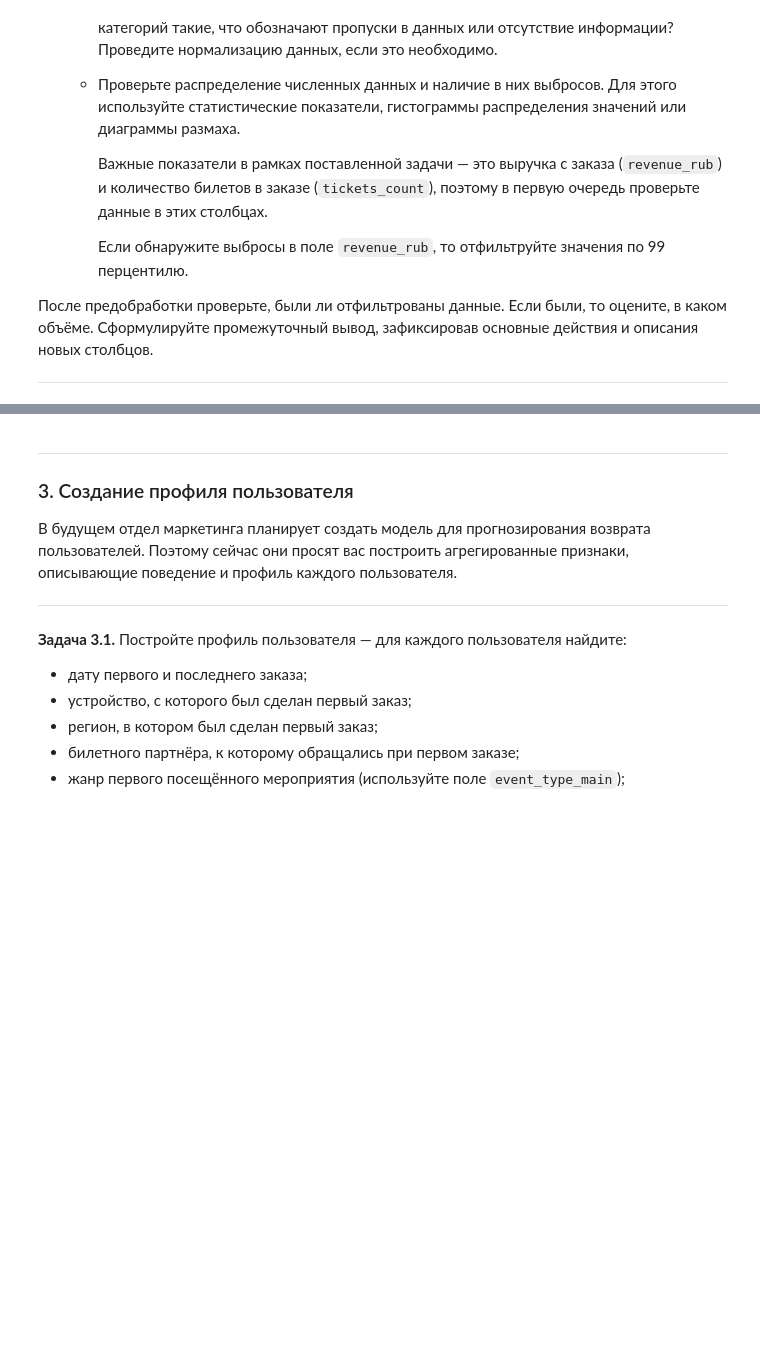
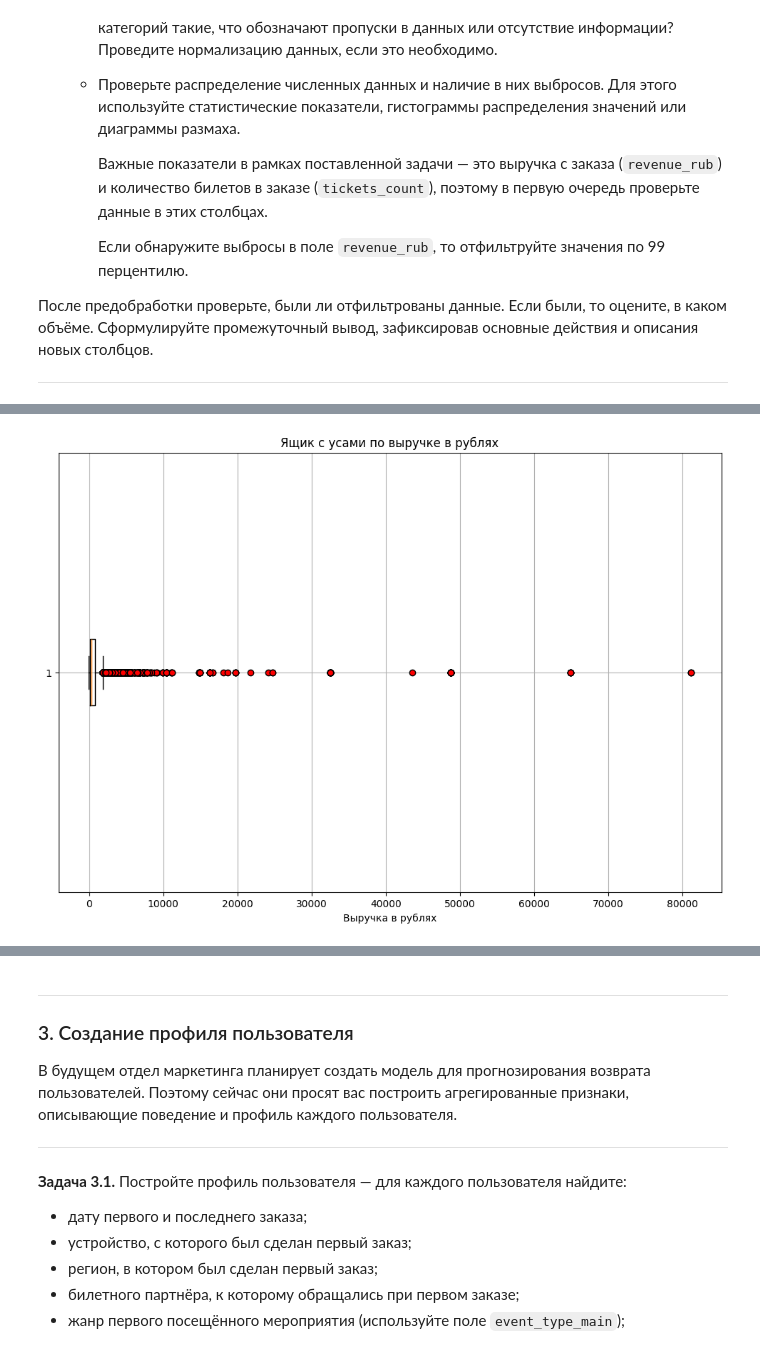
Before and after one commit to mrromanivanov/afisha_yandex_analysis, a Jupyter notebook: afisha_Ivanov_Roman.ipynb, the cells around one changed output, grey strips where cells are left out. Saved outputs shown, nothing was run; the diff lists cells and outputs as text; code cells hidden in the pictures; blank space fills up the shorter version.

Commit message:
Сдлеать revenue_rub и его анализ

```diff
--- a/afisha_Ivanov_Roman.ipynb
+++ b/afisha_Ivanov_Roman.ipynb
@@ -324,0 +357,5 @@ memory usage: 11.3 KB
+# %%
+# Объединеним датафрейм с заказами в тенге и курсами валюты, переведем тенге в рубли
+df_merge_kzt = df_kzt.merge(df_curr_rates, left_on='order_dt', right_on='data', how='left')
+df_merge_kzt['revenue_rub'] = round(df_merge_kzt['revenue'] * df_merge_kzt['curs']/100,2)
+df_merge_kzt.info()
@@ -324,0 +382,7 @@ memory usage: 11.3 KB
+# %%
+#Добавим в исходный датафрейм новое поле 'revenue_rub'
+df = df.merge(df_merge_kzt[['order_id', 'revenue_rub']], on='order_id', how='left')
+
+#Пропущенные значения нового поля (те заказы, где валюта рубли) заполним значением из поля поля 'revenue'.
+df['revenue_rub']=df['revenue_rub'].fillna(df['revenue'])
+df.info()
@@ -344,7 +426,7 @@ memory usage: 11.3 KB
 # Приведем столбцы к нужному типу данных.
 df[['device_type_canonical', 'event_type_main']] = df[['device_type_canonical', 'event_type_main']].astype('category')
 df[['order_id', 'event_id']] = df[['order_id', 'event_id']].astype('uint32')
-df['revenue'] = df['revenue'].astype('float32')
+df[['revenue', 'revenue_rub']] = df[['revenue', 'revenue_rub']].astype('float32')
 df['tickets_count'] = df['tickets_count'].astype('uint8')
 df['days_since_prev'] = df['days_since_prev'].astype('UInt8')
 df['order_dt'] = df['order_dt'].dt.date
@@ -370,0 +467,5 @@ memory usage: 20.2+ MB
+# %%
+# Приведем столбцы с текстом к нижнему регистру
+cols = ['service_name', 'region_name', 'city_name']
+for col in cols:
+    df[col] = df[col].str.lower()
@@ -370,0 +500,9 @@ memory usage: 20.2+ MB
+# %%
+plt.figure(figsize=(12,8))
+plt.boxplot(df['revenue_rub'], vert=False, flierprops=dict(markerfacecolor='red', marker='o'))
+plt.title('Ящик с усами по выручке в рублях')
+plt.xlabel('Выручка в рублях')
+plt.grid(True)
+plt.show()
+# %% [output]
+[figure, added]
```
Also changed, not shown: parts of 17 cells of this notebook, 1 other file.
